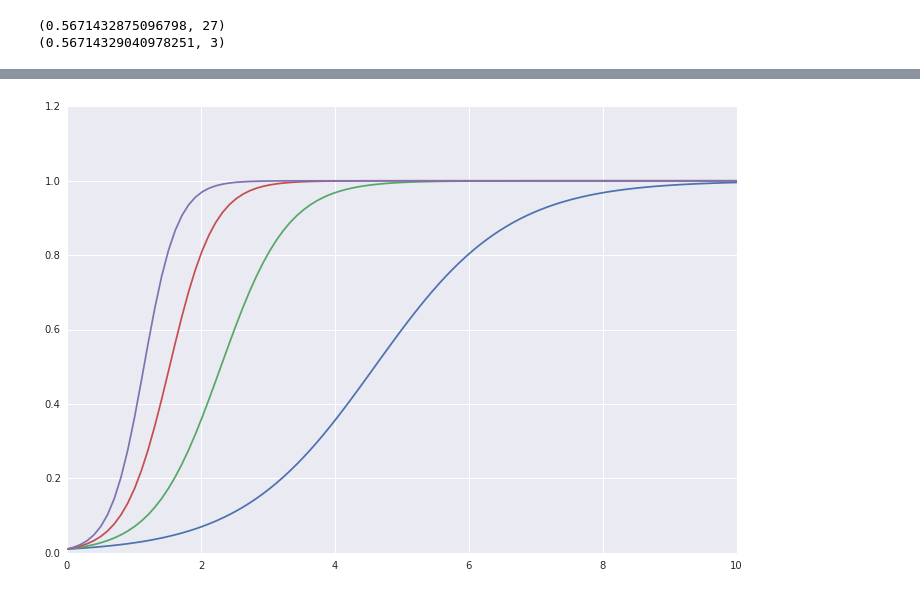
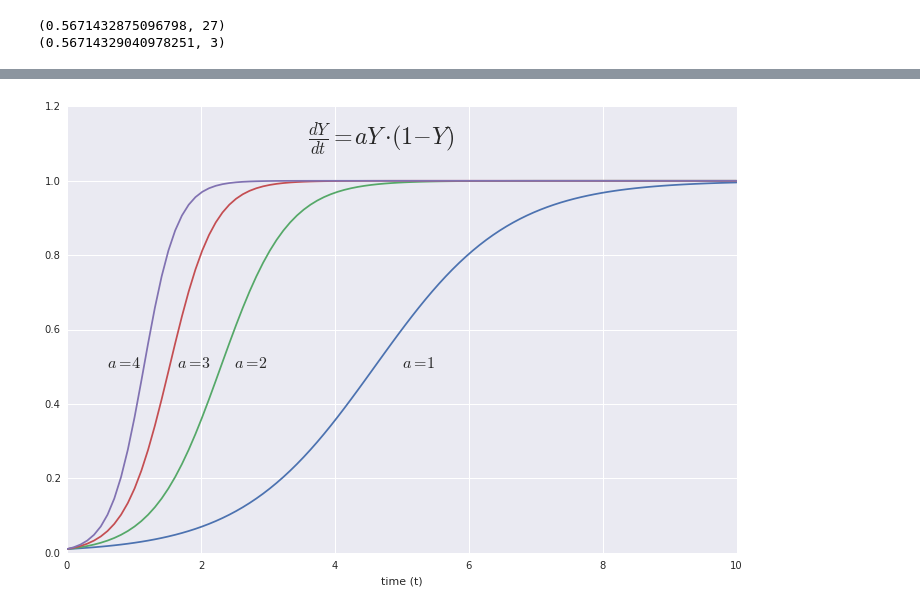
Before and after one commit to jdangerx/planetaryclimate, a Jupyter notebook: ch1.ipynb, the cells around one changed output, grey strips where cells are left out. Drawn from its saved outputs; the diff is of its cells as text; code cells hidden in the pictures.

```diff
--- a/ch1.ipynb
+++ b/ch1.ipynb
@@ -232,16 +230,22 @@ Romberg: 0.882081567693909
 # %%
 def diff(a):
     return (lambda y, t: a*y*(1-y))
 
 def problem7():
     tscale = np.linspace(0, 10, 100)
     diffeq = odeint(diff(2), 0.01, tscale)
     plt.figure(figsize=(12, 8))
+    plt.text(3.6, 1.1, r"$\frac{dY}{dt} = aY\cdot(1-Y)$", fontsize=24)
     plt.plot(tscale, odeint(diff(1), 0.01, tscale))
+    plt.text(5, 0.5, r"$a=1$", fontsize=16)
     plt.plot(tscale, odeint(diff(2), 0.01, tscale))
+    plt.text(2.5, 0.5, r"$a=2$", fontsize=16)
     plt.plot(tscale, odeint(diff(3), 0.01, tscale))
+    plt.text(1.65, 0.5, r"$a=3$", fontsize=16)
     plt.plot(tscale, odeint(diff(4), 0.01, tscale))
+    plt.text(0.6, 0.5, r"$a=4$", fontsize=16)
+    plt.xlabel("time (t)")
 
 problem7()
 # %% [output]
-[figure, old version]
+[figure, new version]
```
Also changed, not shown: parts of 3 cells of this notebook.
